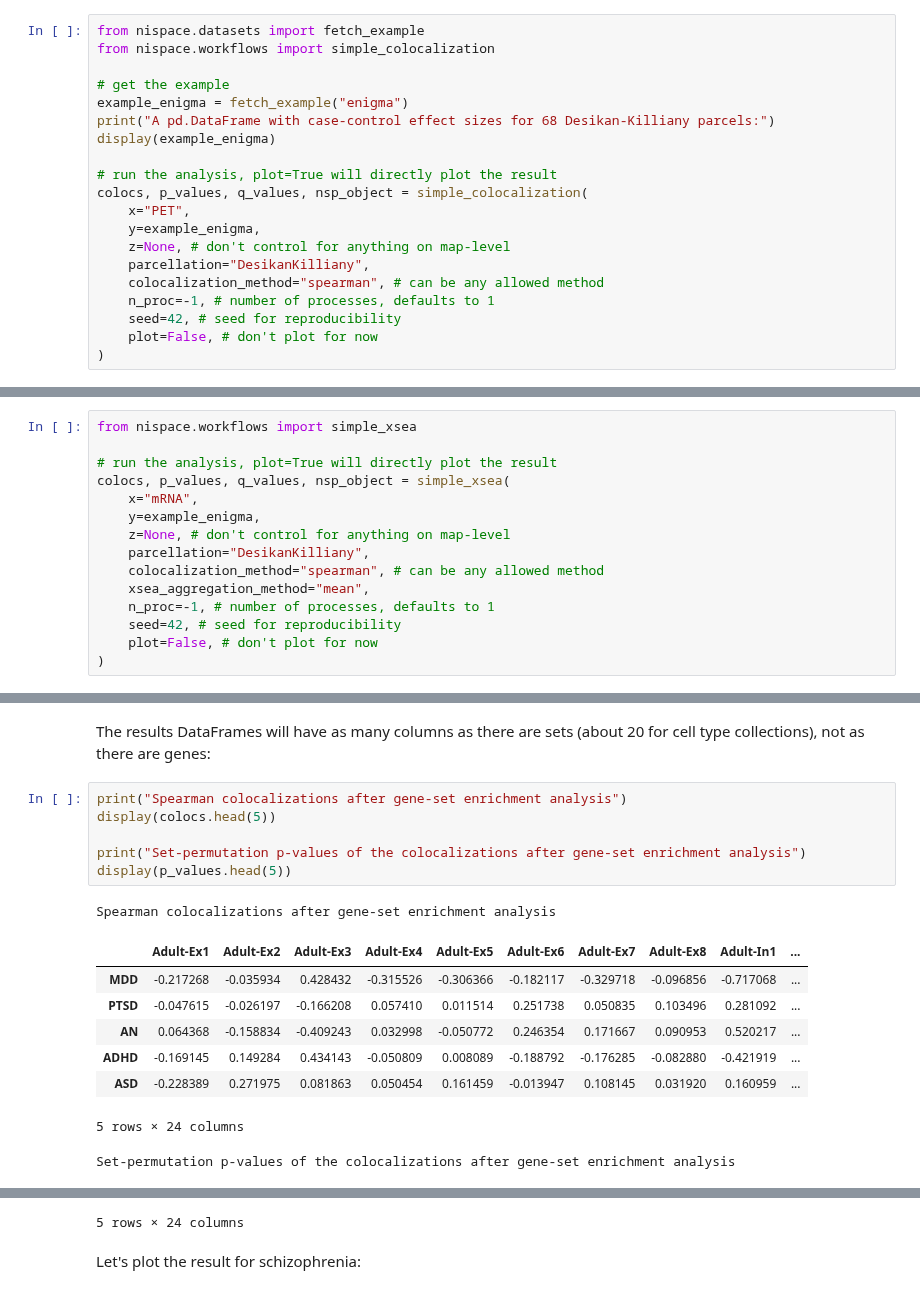
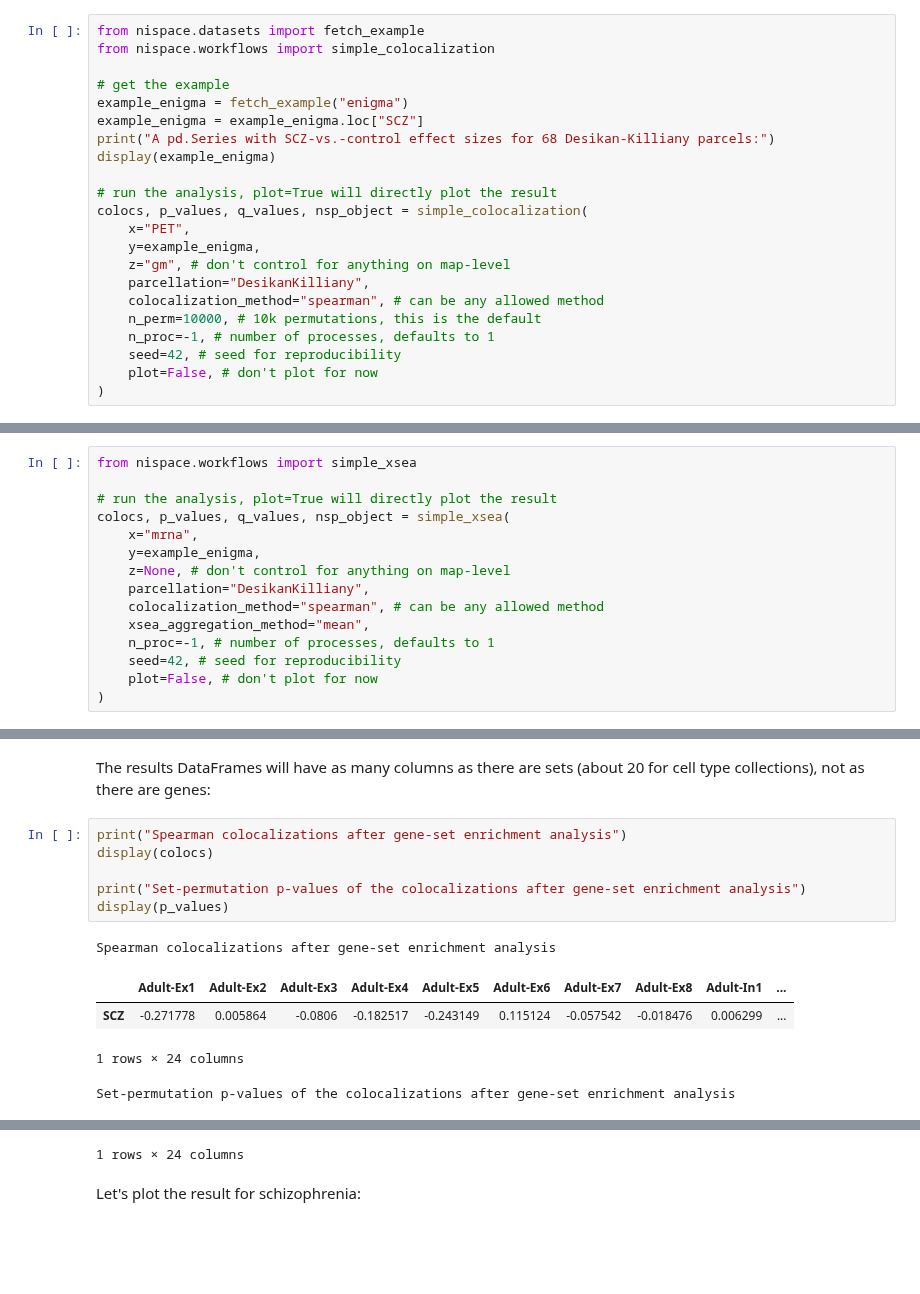
Before and after one commit to LeonDLotter/NiSpace, a Jupyter notebook: docs/nb_introduction/workflows.ipynb, the cells around one changed output, grey strips where cells are left out. Drawn from its saved outputs; the diff is of its cells as text; blank space fills up the shorter version.

Commit message:
several updates associated with documentation and data download

```diff
--- a/docs/nb_introduction/workflows.ipynb
+++ b/docs/nb_introduction/workflows.ipynb
@@ -21,16 +30,18 @@ from nispace.workflows import simple_colocalization
 
 # get the example
 example_enigma = fetch_example("enigma")
-print("A pd.DataFrame with case-control effect sizes for 68 Desikan-Killiany parcels:")
+example_enigma = example_enigma.loc["SCZ"]
+print("A pd.Series with SCZ-vs.-control effect sizes for 68 Desikan-Killiany parcels:")
 display(example_enigma)
 
 # run the analysis, plot=True will directly plot the result
 colocs, p_values, q_values, nsp_object = simple_colocalization(
     x="PET",
     y=example_enigma,
-    z=None, # don't control for anything on map-level
+    z="gm", # don't control for anything on map-level
     parcellation="DesikanKilliany",
     colocalization_method="spearman", # can be any allowed method
+    n_perm=10000, # 10k permutations, this is the default
     n_proc=-1, # number of processes, defaults to 1
     seed=42, # seed for reproducibility
     plot=False, # don't plot for now
@@ -386,7 +386,7 @@ from nispace.workflows import simple_xsea
 
 # run the analysis, plot=True will directly plot the result
 colocs, p_values, q_values, nsp_object = simple_xsea(
-    x="mRNA",
+    x="mrna",
     y=example_enigma,
     z=None, # don't control for anything on map-level
     parcellation="DesikanKilliany",
@@ -432,18 +435,14 @@ INFO | 11/06/24 18:07:21 | nispace: Returning p values:
 The results DataFrames will have as many columns as there are sets (about 20 for cell type collections), not as there are genes:
 # %%
 print("Spearman colocalizations after gene-set enrichment analysis")
-display(colocs.head(5))
+display(colocs)
 
 print("Set-permutation p-values of the colocalizations after gene-set enrichment analysis")
-display(p_values.head(5))
+display(p_values)
 # %% [output]
 Spearman colocalizations after gene-set enrichment analysis
 |  | Adult-Ex1 | Adult-Ex2 | Adult-Ex3 | Adult-Ex4 | Adult-Ex5 | Adult-Ex6 | Adult-Ex7 | Adult-Ex8 | Adult-In1 | ... |
-| MDD | -0.217268 | -0.035934 | 0.428432 | -0.315526 | -0.306366 | -0.182117 | -0.329718 | -0.096856 | -0.717068 | ... |
-| PTSD | -0.047615 | -0.026197 | -0.166208 | 0.057410 | 0.011514 | 0.251738 | 0.050835 | 0.103496 | 0.281092 | ... |
-| AN | 0.064368 | -0.158834 | -0.409243 | 0.032998 | -0.050772 | 0.246354 | 0.171667 | 0.090953 | 0.520217 | ... |
-| ADHD | -0.169145 | 0.149284 | 0.434143 | -0.050809 | 0.008089 | -0.188792 | -0.176285 | -0.082880 | -0.421919 | ... |
-| ASD | -0.228389 | 0.271975 | 0.081863 | 0.050454 | 0.161459 | -0.013947 | 0.108145 | 0.031920 | 0.160959 | ... |
+| SCZ | -0.271778 | 0.005864 | -0.0806 | -0.182517 | -0.243149 | 0.115124 | -0.057542 | -0.018476 | 0.006299 | ... |
-5 rows × 24 columns
+1 rows × 24 columns
 Set-permutation p-values of the colocalizations after gene-set enrichment analysis
 |  | Adult-Ex1 | Adult-Ex2 | Adult-Ex3 | Adult-Ex4 | Adult-Ex5 | Adult-Ex6 | Adult-Ex7 | Adult-Ex8 | Adult-In1 | ... |
@@ -455,3 +450,3 @@ Set-permutation p-values of the colocalizations after gene-set enrichment analys
-5 rows × 24 columns
+1 rows × 24 columns
 # %% [markdown]
 Let's plot the result for schizophrenia:
```
Also changed, not shown: parts of 17 cells of this notebook, 18 other files.
